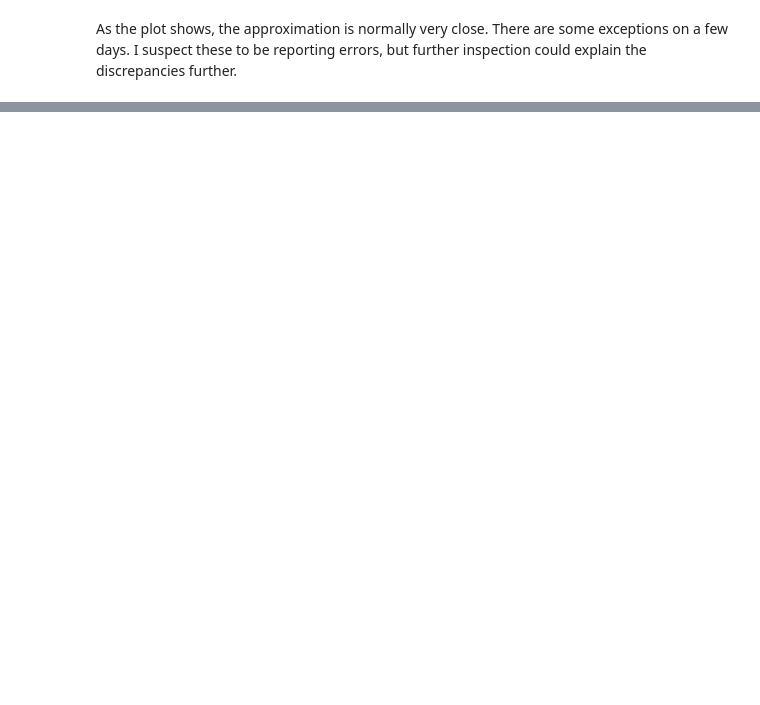
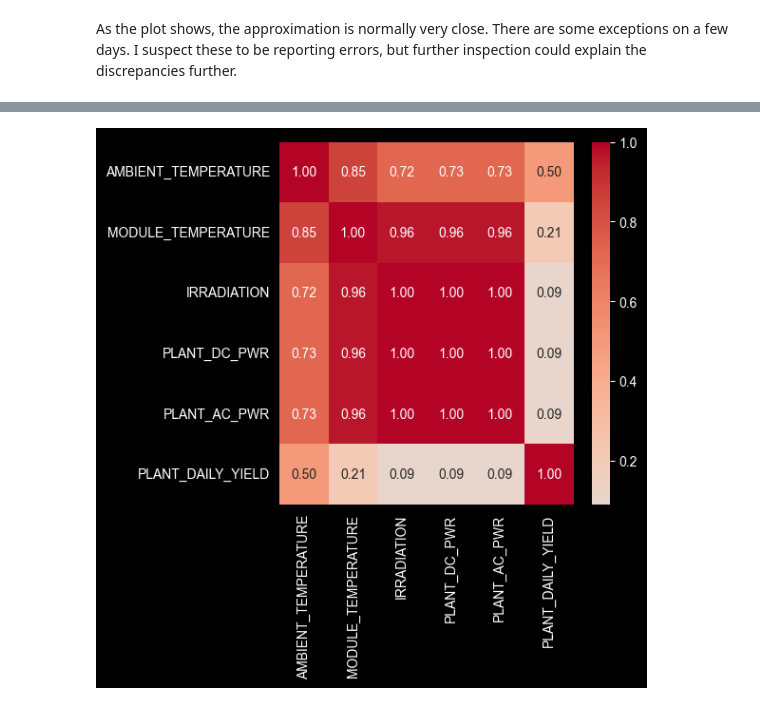
Before and after one commit to bennykn8/HelioCast, a Jupyter notebook: Plant_EDA.ipynb, the cells around one changed output, grey strips where cells are left out. Drawn from its saved outputs; the diff is of its cells as text; code cells hidden in the pictures; blank space fills up the shorter version.

Commit message:
README written, correlation matrix, model notebook markdown

```diff
--- a/Plant_EDA.ipynb
+++ b/Plant_EDA.ipynb
@@ -344,2 +344,18 @@ plt.show()
 # %% [markdown]
 As the plot shows, the approximation is normally very close. There are some exceptions on a few days. I suspect these to be reporting errors, but further inspection could explain the discrepancies further.
+# %%
+df['DATE_TIME'] = pd.to_datetime(
+    df['DATE_TIME'],
+    format='%d-%m-%Y %H:%M'
+)
+df['DATE_TIME'] = df['DATE_TIME'].dt.strftime(
+    '%m-%d-%Y %H:%M'
+)
+
+df2['DATE_TIME'] = pd.to_datetime(
+    df2['DATE_TIME'],
+    format='%Y-%m-%d %H:%M:%S'
+)
+df2['DATE_TIME'] = df2['DATE_TIME'].dt.strftime(
+    '%m-%d-%Y %H:%M'
+)
@@ -345,0 +386,19 @@ As the plot shows, the approximation is normally very close. There are some exce
+# %%
+#CORRELATION MATRIX
+
+df1_merge = df2[['DATE_TIME', 'AMBIENT_TEMPERATURE', 'MODULE_TEMPERATURE', 'IRRADIATION']]
+df2_merge = df_agg
+df_corr = pd.merge(df1_merge, df2_merge, on='DATE_TIME')
+
+plt.figure(figsize=(6, 6))
+sns.heatmap(
+    df_corr.corr(numeric_only=True),
+    annot=True,
+    fmt=".2f",
+    cmap="coolwarm",
+    center=0
+)
+plt.tight_layout()
+plt.show()
+# %% [output]
+[figure, added]
```
Also changed, not shown: parts of 7 cells of this notebook, 2 other files.
